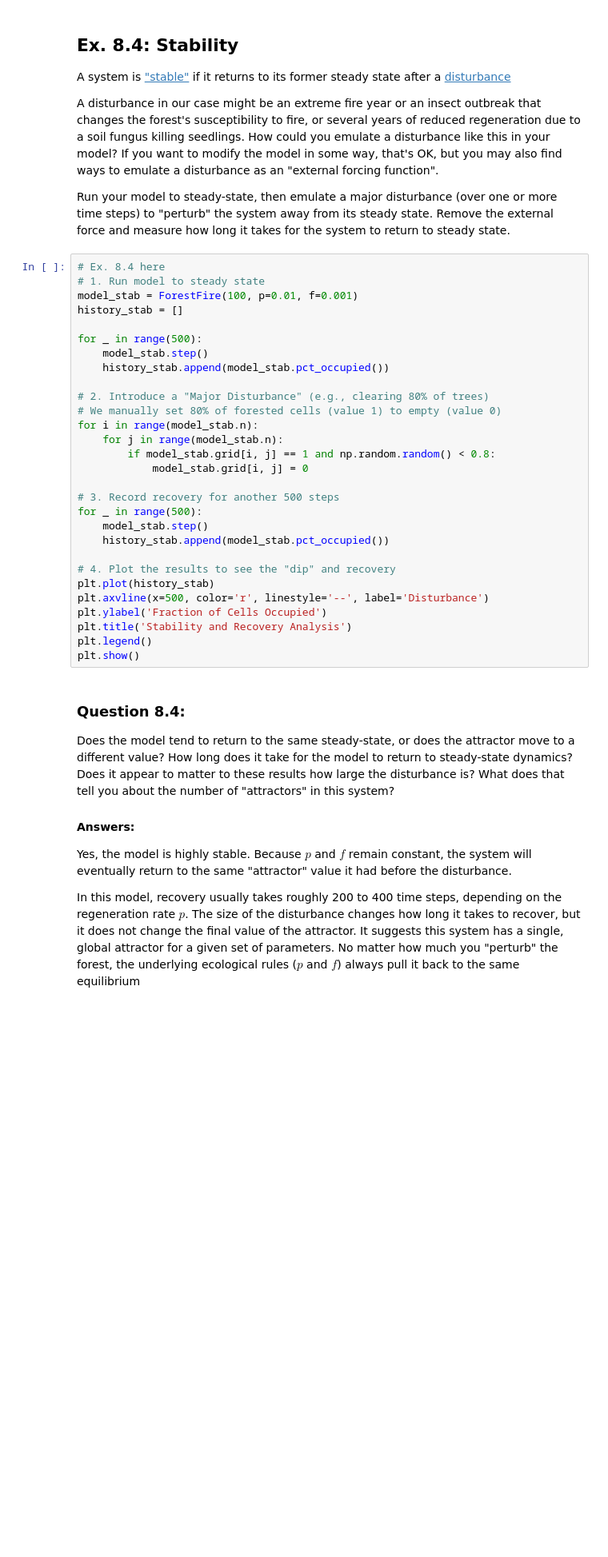
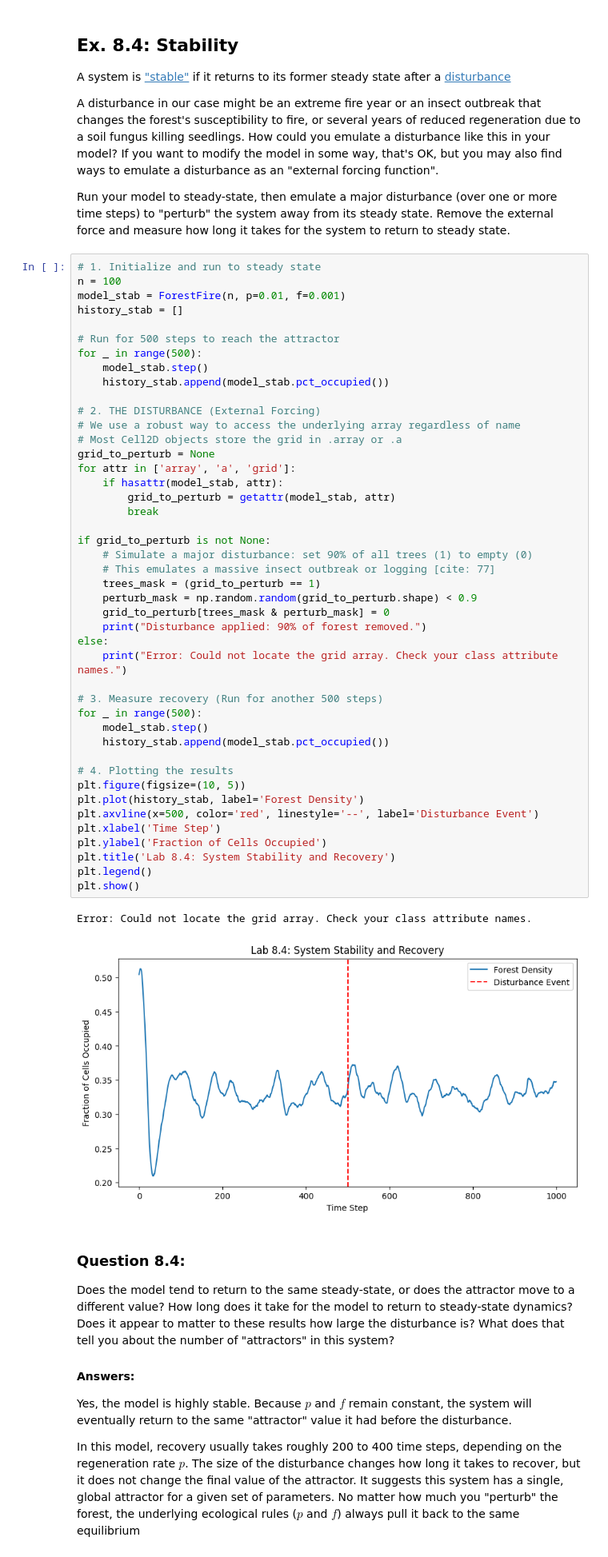
Before and after one commit to kwatra-sanchit/cap-comp215, a Jupyter notebook: lab07_10_fire_Sanchit_Kwatra_.ipynb, the cells around one changed output. Shown at 80% size. Saved outputs shown, nothing was run; the diff lists cells and outputs as text; blank space fills up the shorter version.

```diff
--- a/lab07_10_fire_Sanchit_Kwatra_.ipynb
+++ b/lab07_10_fire_Sanchit_Kwatra_.ipynb
@@ -338,34 +344,52 @@ How could you emulate a disturbance like this in your model?  If you want to mod
 
 Run your model to steady-state, then emulate a major disturbance (over one or more time steps) to "perturb" the system away from its steady state.  Remove the external force and measure how long it takes for the system to return to steady state.
 # %%
-# Ex. 8.4 here
-# 1. Run model to steady state
-model_stab = ForestFire(100, p=0.01, f=0.001)
+# 1. Initialize and run to steady state
+n = 100
+model_stab = ForestFire(n, p=0.01, f=0.001)
 history_stab = []
 
+# Run for 500 steps to reach the attractor
 for _ in range(500):
     model_stab.step()
     history_stab.append(model_stab.pct_occupied())
 
-# 2. Introduce a "Major Disturbance" (e.g., clearing 80% of trees)
-# We manually set 80% of forested cells (value 1) to empty (value 0)
-for i in range(model_stab.n):
-    for j in range(model_stab.n):
-        if model_stab.grid[i, j] == 1 and np.random.random() < 0.8:
-            model_stab.grid[i, j] = 0
+# 2. THE DISTURBANCE (External Forcing)
+# We use a robust way to access the underlying array regardless of name
+# Most Cell2D objects store the grid in .array or .a
+grid_to_perturb = None
+for attr in ['array', 'a', 'grid']:
+    if hasattr(model_stab, attr):
+        grid_to_perturb = getattr(model_stab, attr)
+        break
 
-# 3. Record recovery for another 500 steps
+if grid_to_perturb is not None:
+    # Simulate a major disturbance: set 90% of all trees (1) to empty (0)
+    # This emulates a massive insect outbreak or logging [cite: 77]
+    trees_mask = (grid_to_perturb == 1)
+    perturb_mask = np.random.random(grid_to_perturb.shape) < 0.9
+    grid_to_perturb[trees_mask & perturb_mask] = 0
+    print("Disturbance applied: 90% of forest removed.")
+else:
+    print("Error: Could not locate the grid array. Check your class attribute names.")
+
+# 3. Measure recovery (Run for another 500 steps)
 for _ in range(500):
     model_stab.step()
     history_stab.append(model_stab.pct_occupied())
 
-# 4. Plot the results to see the "dip" and recovery
-plt.plot(history_stab)
-plt.axvline(x=500, color='r', linestyle='--', label='Disturbance')
+# 4. Plotting the results
+plt.figure(figsize=(10, 5))
+plt.plot(history_stab, label='Forest Density')
+plt.axvline(x=500, color='red', linestyle='--', label='Disturbance Event')
+plt.xlabel('Time Step')
 plt.ylabel('Fraction of Cells Occupied')
-plt.title('Stability and Recovery Analysis')
+plt.title('Lab 8.4: System Stability and Recovery')
 plt.legend()
 plt.show()
+# %% [output]
+Error: Could not locate the grid array. Check your class attribute names.
+[figure, added]
 # %% [markdown]
 ### Question 8.4:
 Does the model tend to return to the same steady-state, or does the attractor move to a different value?
```
Also changed, not shown: parts of 5 cells of this notebook.
